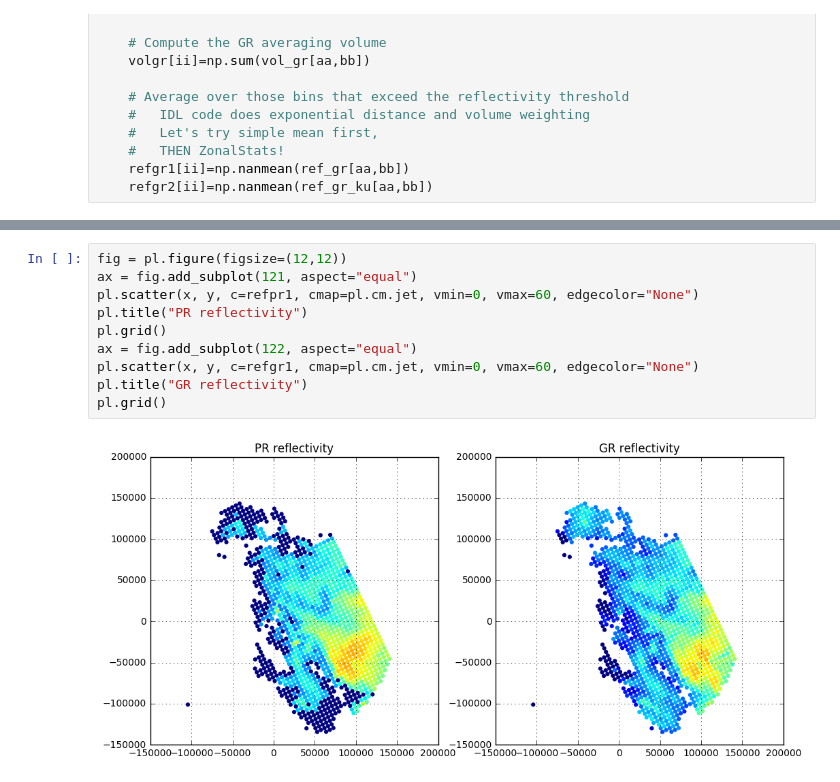
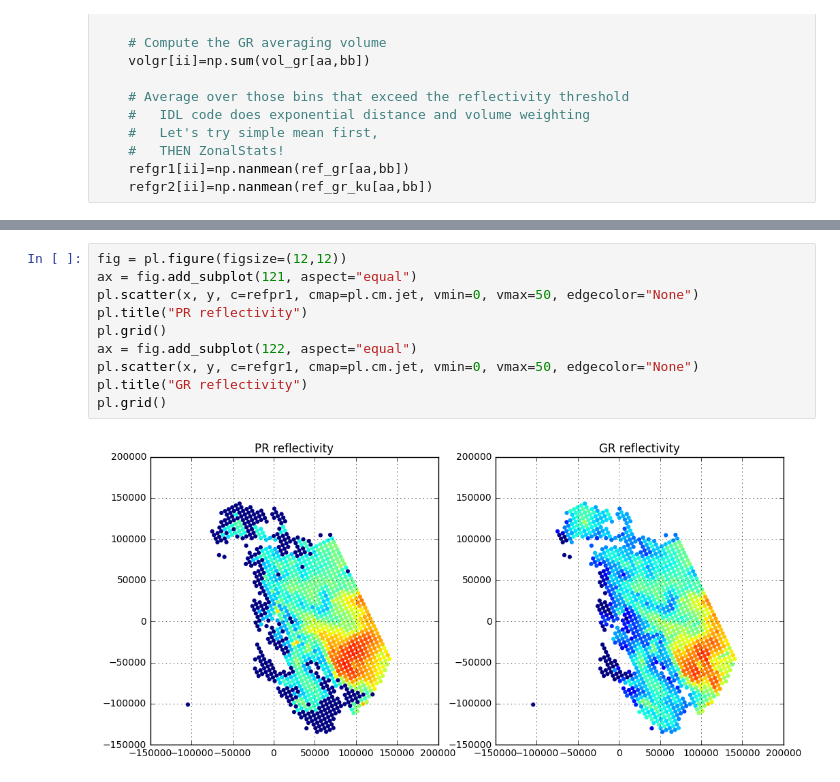
Before and after one commit to wradlib/wradlib, a Jupyter notebook: notebooks/match3d/wradlib_match_workflow.ipynb, the cells around one changed output, grey strips where cells are left out. Saved outputs shown, nothing was run; the diff lists cells and outputs as text.

```diff
--- a/notebooks/match3d/wradlib_match_workflow.ipynb
+++ b/notebooks/match3d/wradlib_match_workflow.ipynb
@@ -509,12 +514,12 @@ pl.ylabel("PR reflectivity (dBZ)")
 # %%
 fig = pl.figure(figsize=(12,12))
 ax = fig.add_subplot(121, aspect="equal")
-pl.scatter(x, y, c=refpr1, cmap=pl.cm.jet, vmin=0, vmax=60, edgecolor="None")
+pl.scatter(x, y, c=refpr1, cmap=pl.cm.jet, vmin=0, vmax=50, edgecolor="None")
 pl.title("PR reflectivity")
 pl.grid()
 ax = fig.add_subplot(122, aspect="equal")
-pl.scatter(x, y, c=refgr1, cmap=pl.cm.jet, vmin=0, vmax=60, edgecolor="None")
+pl.scatter(x, y, c=refgr1, cmap=pl.cm.jet, vmin=0, vmax=50, edgecolor="None")
 pl.title("GR reflectivity")
 pl.grid()
 # %% [output]
-[figure, old version]
+[figure, new version]
```
Also changed, not shown: parts of 1 cell of this notebook.
